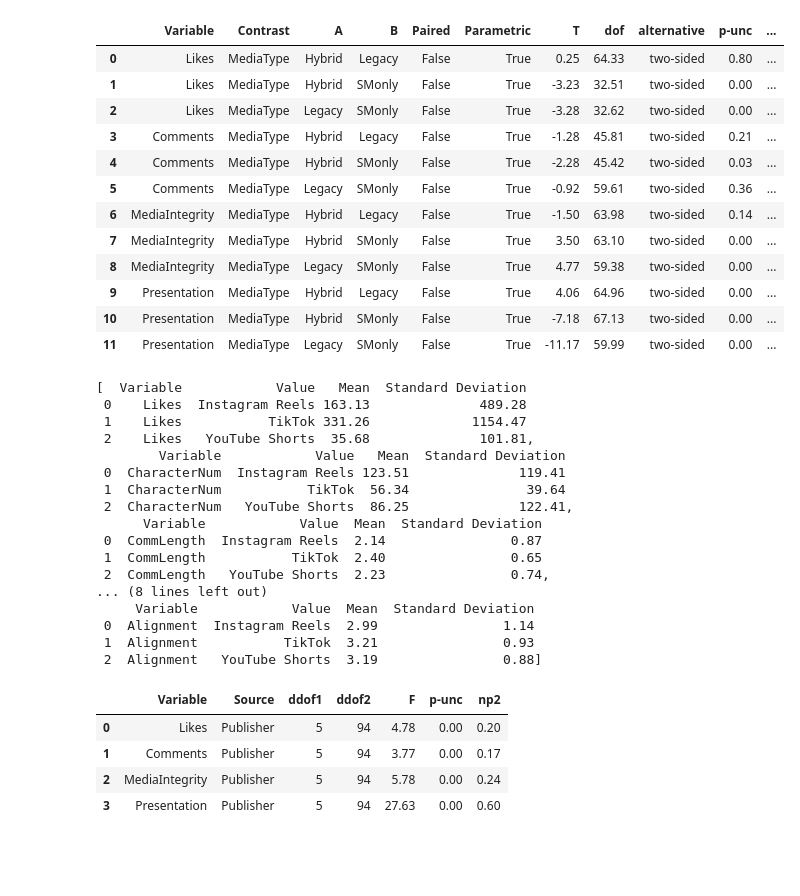
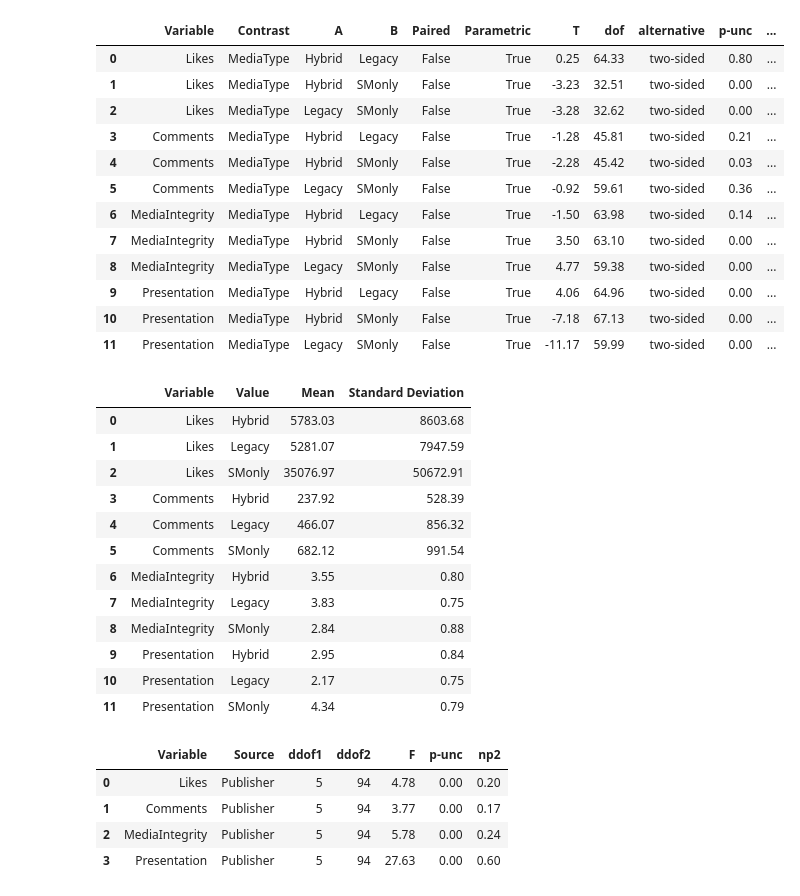
Before and after one commit to stephenwonchulsong/share, a Jupyter notebook: TheissThesis/PreliminaryAnalysis.ipynb, the cells around one changed output. Drawn from its saved outputs; the diff is of its cells as text; code cells hidden in the pictures; blank space fills up the shorter version.

```diff
--- a/TheissThesis/PreliminaryAnalysis.ipynb
+++ b/TheissThesis/PreliminaryAnalysis.ipynb
@@ -294,26 +289,22 @@ merged_pairwise
 | 9 | Presentation | MediaType | Hybrid | Legacy | False | True | 4.06 | 64.96 | two-sided | 0.00 | ... |
 | 10 | Presentation | MediaType | Hybrid | SMonly | False | True | -7.18 | 67.13 | two-sided | 0.00 | ... |
 | 11 | Presentation | MediaType | Legacy | SMonly | False | True | -11.17 | 59.99 | two-sided | 0.00 | ... |
-# %%
-merged_mean_std
-# %% [output]
-[  Variable            Value   Mean  Standard Deviation
- 0    Likes  Instagram Reels 163.13              489.28
- 1    Likes           TikTok 331.26             1154.47
- 2    Likes   YouTube Shorts  35.68              101.81,
-        Variable            Value   Mean  Standard Deviation
- 0  CharacterNum  Instagram Reels 123.51              119.41
- 1  CharacterNum           TikTok  56.34               39.64
- 2  CharacterNum   YouTube Shorts  86.25              122.41,
-      Variable            Value  Mean  Standard Deviation
- 0  CommLength  Instagram Reels  2.14                0.87
- 1  CommLength           TikTok  2.40                0.65
- 2  CommLength   YouTube Shorts  2.23                0.74,
-... (8 lines left out)
-     Variable            Value  Mean  Standard Deviation
- 0  Alignment  Instagram Reels  2.99                1.14
- 1  Alignment           TikTok  3.21                0.93
- 2  Alignment   YouTube Shorts  3.19                0.88]
+# %%
+merged_mean_std_table
+# %% [output]
+|  | Variable | Value | Mean | Standard Deviation |
+| 0 | Likes | Hybrid | 5783.03 | 8603.68 |
+| 1 | Likes | Legacy | 5281.07 | 7947.59 |
+| 2 | Likes | SMonly | 35076.97 | 50672.91 |
+| 3 | Comments | Hybrid | 237.92 | 528.39 |
+| 4 | Comments | Legacy | 466.07 | 856.32 |
+| 5 | Comments | SMonly | 682.12 | 991.54 |
+| 6 | MediaIntegrity | Hybrid | 3.55 | 0.80 |
+| 7 | MediaIntegrity | Legacy | 3.83 | 0.75 |
+| 8 | MediaIntegrity | SMonly | 2.84 | 0.88 |
+| 9 | Presentation | Hybrid | 2.95 | 0.84 |
+| 10 | Presentation | Legacy | 2.17 | 0.75 |
+| 11 | Presentation | SMonly | 4.34 | 0.79 |
 # %%
 # Define the IV and DV variables
 IV = 'Publisher'
```
Also changed, not shown: parts of 9 cells of this notebook.
